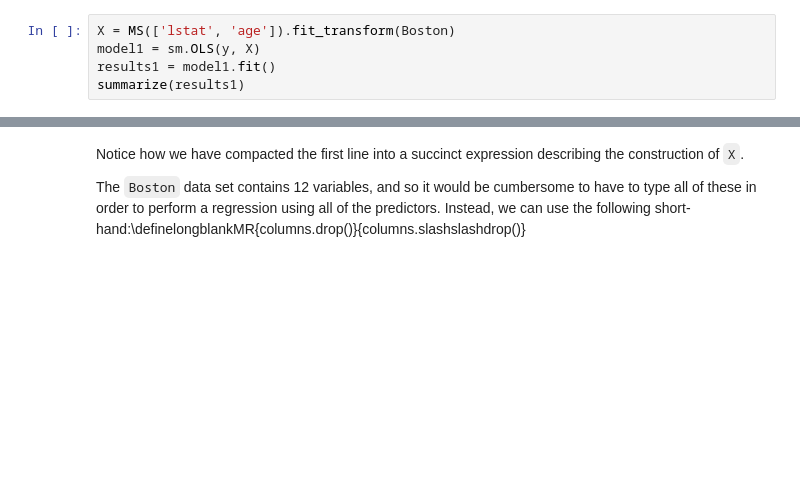
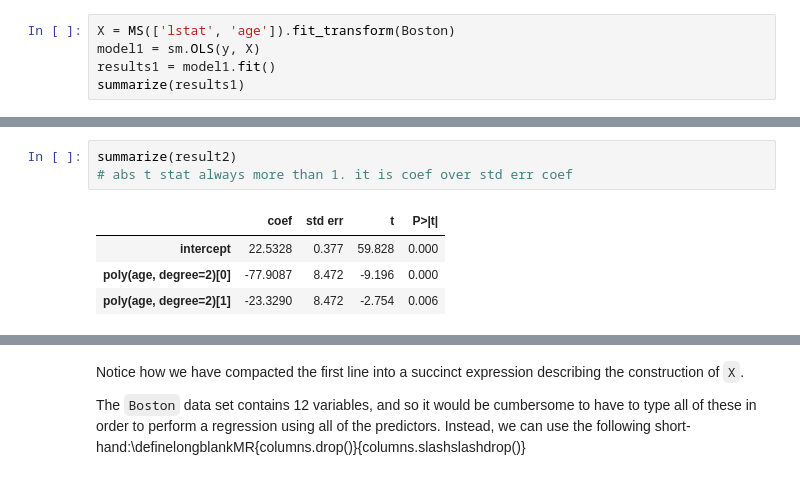
Before and after one commit to aminehd/ISLP_labs_amineh, a Jupyter notebook: Ch03-linreg-lab.ipynb, the cells around one changed output, grey strips where cells are left out. Drawn from its saved outputs; the diff is of its cells as text; blank space fills up the shorter version.

```diff
--- a/Ch03-linreg-lab.ipynb
+++ b/Ch03-linreg-lab.ipynb
@@ -491,0 +512,8 @@ summarize(results2)
+# %%
+summarize(result2)
+# abs t stat always more than 1. it is coef over std err coef
+# %% [output]
+|  | coef | std err | t | P>|t| |
+| intercept | 22.5328 | 0.377 | 59.828 | 0.000 |
+| poly(age, degree=2)[0] | -77.9087 | 8.472 | -9.196 | 0.000 |
+| poly(age, degree=2)[1] | -23.3290 | 8.472 | -2.754 | 0.006 |
```
Also changed, not shown: parts of 3 cells of this notebook.
